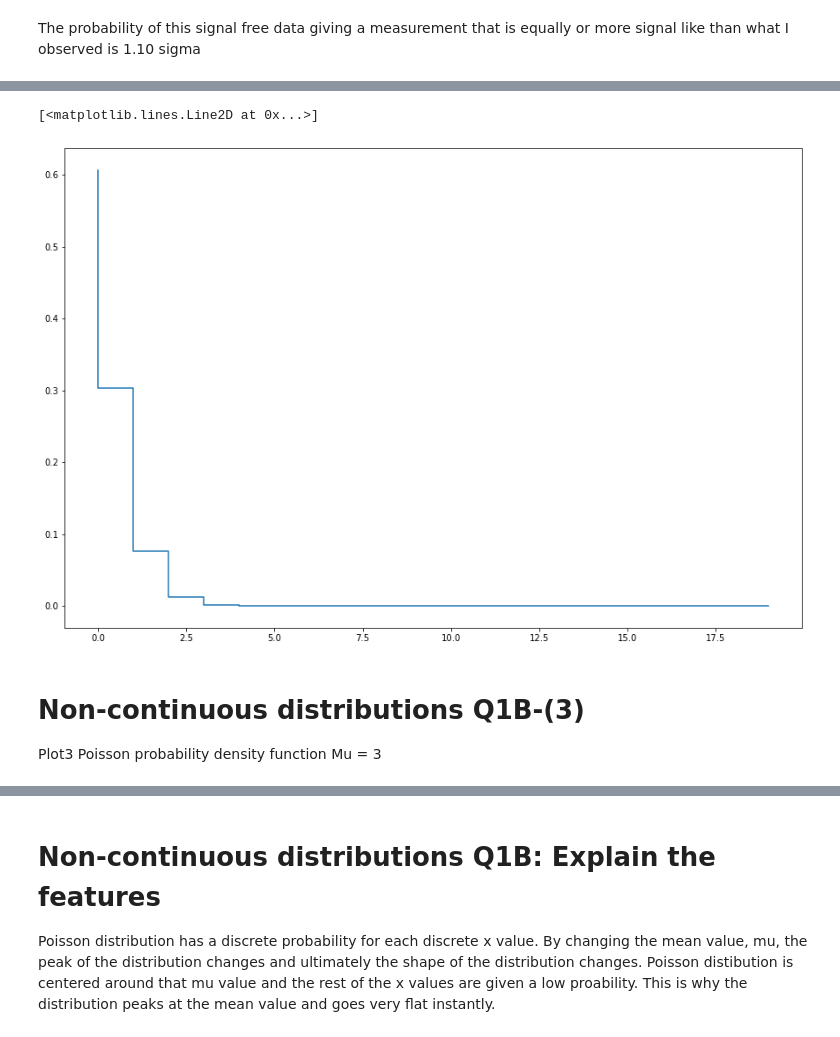
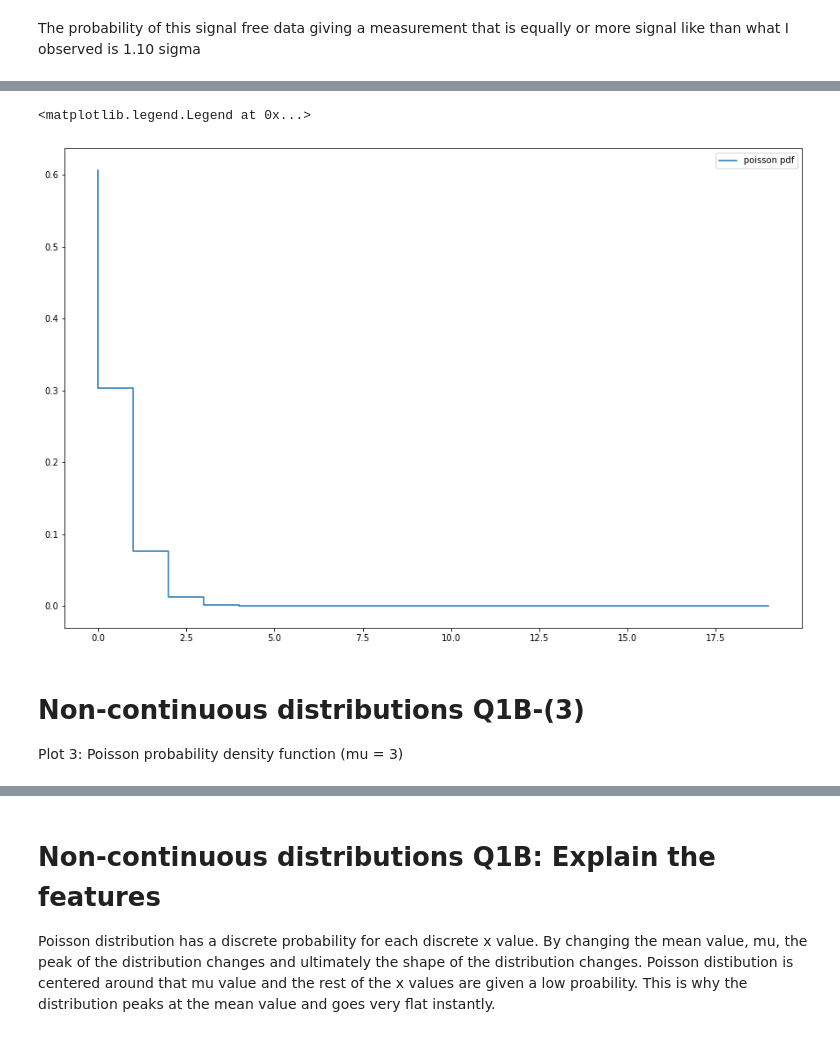
Before and after one commit to tominsUW/PHYS434, a Jupyter notebook: Lab1.ipynb, the cells around one changed output, grey strips where cells are left out. Drawn from its saved outputs; the diff is of its cells as text; code cells hidden in the pictures.

```diff
--- a/Lab1.ipynb
+++ b/Lab1.ipynb
@@ -99,8 +113,11 @@ Mu = 1
 # %%
 from scipy.stats import poisson
 import matplotlib.pyplot as plt
+plt.rcParams["figure.figsize"] = (15,10)
+fig, ax = plt.subplots(1, 1)
 x = range(0,20)
 mu = 1
 prob = stats.poisson.pmf(x, mu)
-plt.step(x,prob)
+ax.step(x,prob, label='poisson pdf')
+ax.legend()
 # %% [output]
@@ -113,13 +130,16 @@ Mu = 0.5
 # %%
+plt.rcParams["figure.figsize"] = (15,10)
+fig, ax = plt.subplots(1, 1)
 x = range(0,20)
 mu = 0.5
 prob = stats.poisson.pmf(x, mu)
-plt.step(x,prob)
+ax.step(x,prob, label='poisson pdf')
+ax.legend()
 # %% [output]
-[<matplotlib.lines.Line2D at 0x...>]
+<matplotlib.legend.Legend at 0x...>
-[figure, old version]
+[figure, new version]
 # %% [markdown]
 # Non-continuous distributions Q1B-(3)
-Plot3 Poisson probability density function
-Mu = 3
+Plot 3: Poisson probability density function
+(mu = 3)
 # %%
```
Also changed, not shown: parts of 23 cells of this notebook.
